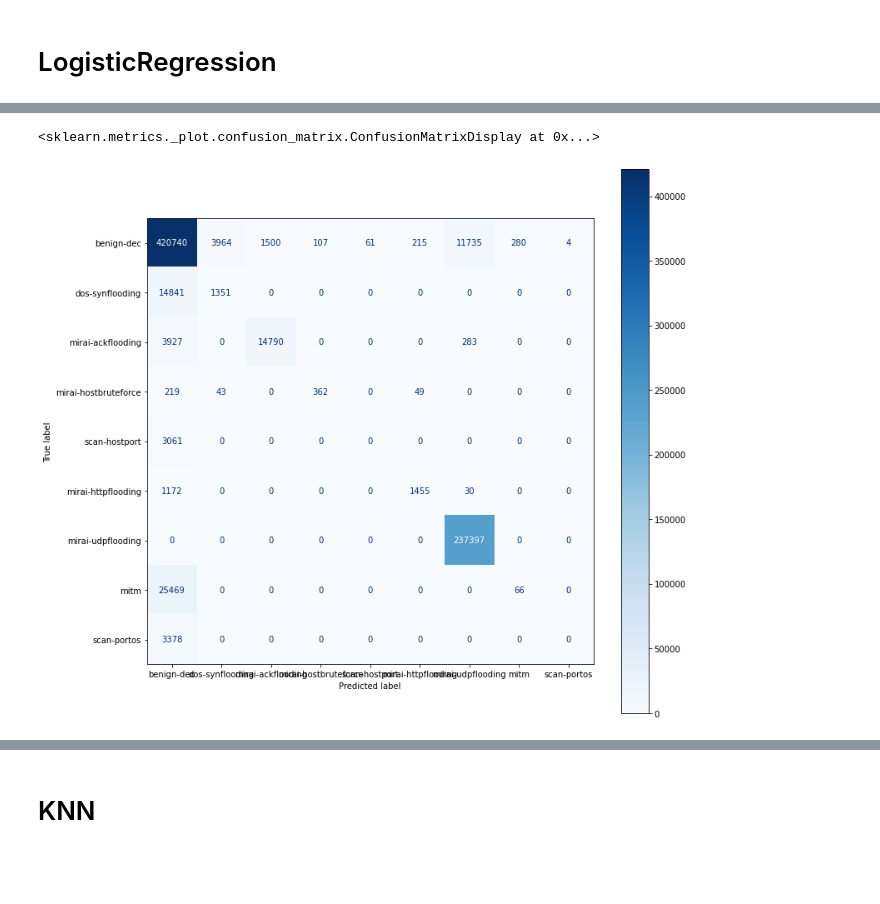
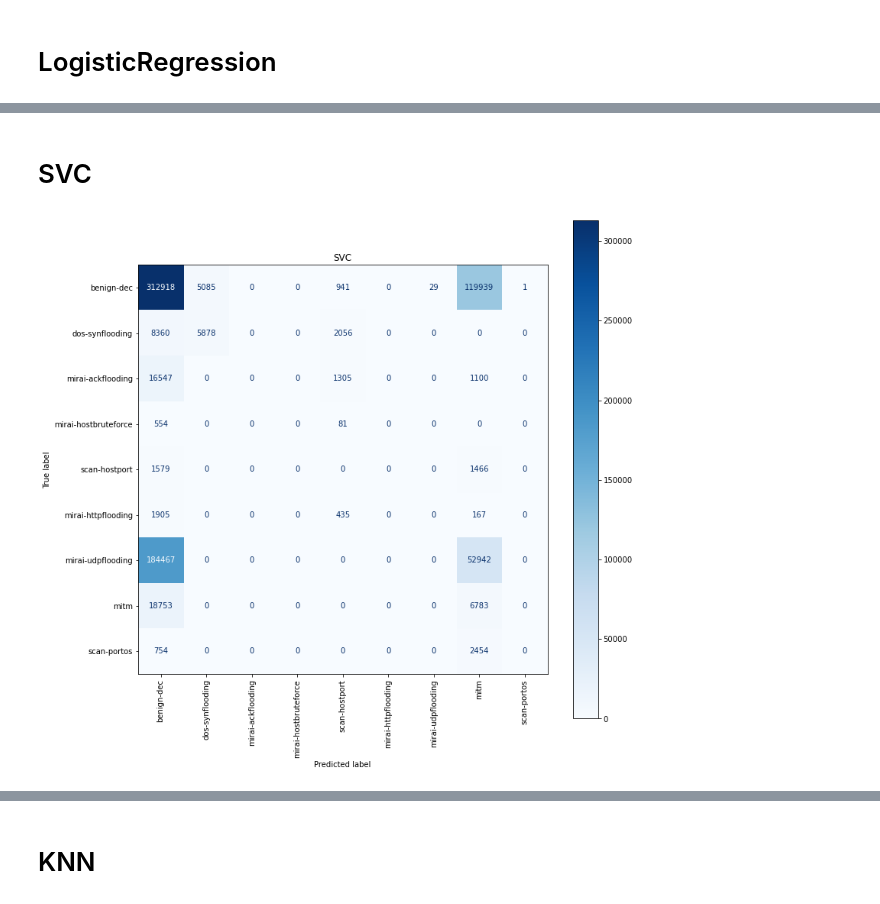
Before and after one commit to hykhhijk/Packet-classifier, a Jupyter notebook: Packet_classifier.ipynb, the cells around one changed output, grey strips where cells are left out. Saved outputs shown, nothing was run; the diff lists cells and outputs as text; code cells hidden in the pictures; blank space fills up the shorter version.

```diff
--- a/Packet_classifier.ipynb
+++ b/Packet_classifier.ipynb
@@ -392,6 +460,8 @@ Please also refer to the documentation for alternative solver options:
 # %%
 fig, ax = plt.subplots(figsize=(12, 12))
-model_logistic = LogisticRegression(max_iter=5000)
-model_logistic.fit(X_train, y_train)
-plot_confusion_matrix(model_logistic, X_valid, y_valid, display_labels=labels, cmap=plt.cm.Blues, ax=ax)
+model_logistic = LogisticRegression(max_iter=50)
+model_logistic.fit(X_train_scaled, y_train)
+plt.title('Logistic regression_scaled')
+plot_confusion_matrix(model_logistic, X_valid_scaled, y_valid, display_labels=labels, cmap=plt.cm.Blues,
+                      ax=ax, xticks_rotation="vertical")
 # %% [output]
@@ -400,9 +477,11 @@ plot_confusion_matrix(model_logistic, X_valid, y_valid, display_labels=labels, c
-# %%
-### 정보 추가
-fig, ax = plt.subplots(figsize=(12, 12))
-model_logistic = LogisticRegression(max_iter=5000)
-model_logistic.fit(X_train, y_train)
-plot_confusion_matrix(model_logistic, X_valid, y_valid, display_labels=labels, cmap=plt.cm.Blues, ax=ax)
-# %% [output]
-<sklearn.metrics._plot.confusion_matrix.ConfusionMatrixDisplay at 0x...>
-[figure, removed]
+# %% [markdown]
+# SVC
+# %%
+fig, ax = plt.subplots(figsize=(12, 12))
+model_knn = SVC(max_iter=1)
+model_knn.fit(X_train, y_train)
+plt.title('SVC')
+plot = plot_confusion_matrix(model_knn, X_valid, y_valid, display_labels=labels, cmap=plt.cm.Blues,
+                             ax=ax, xticks_rotation="vertical")
+# %% [output]
+[figure, added]
```
Also changed, not shown: parts of 50 cells of this notebook, 2 other files.
